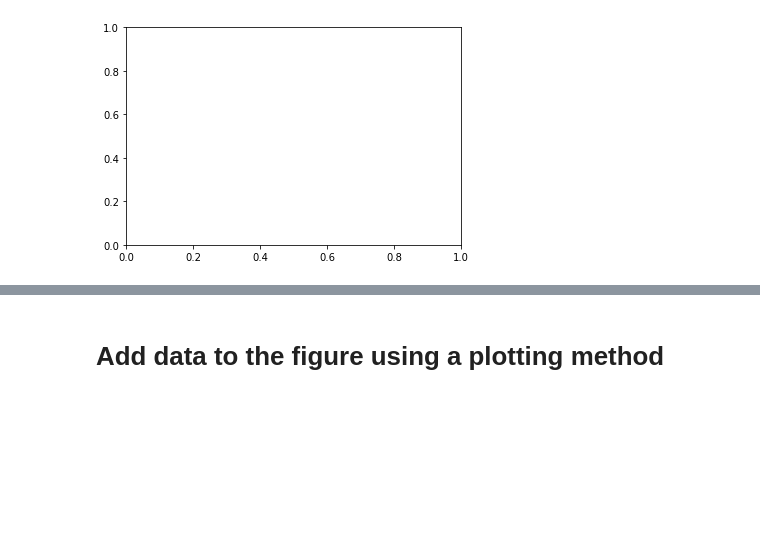
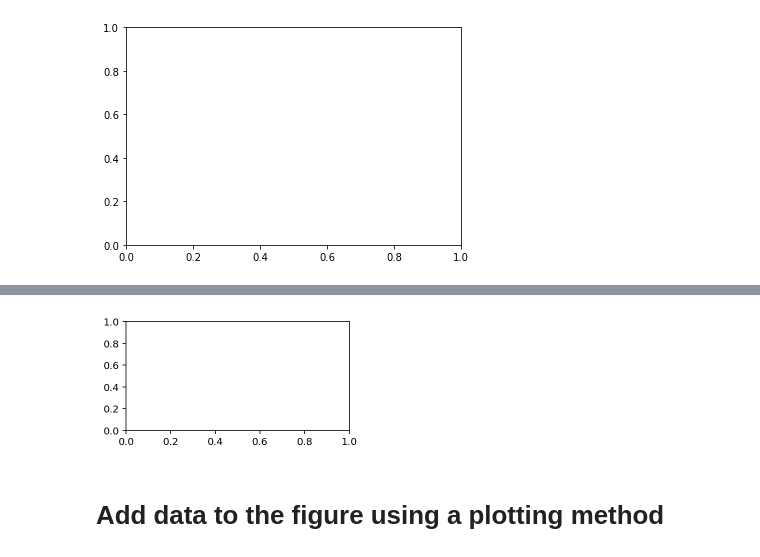
Before and after one commit to matplotlib/GettingStarted, a Jupyter notebook: notebooks/01_overview.ipynb, the cells around one changed output, grey strips where cells are left out. Saved outputs shown, nothing was run; the diff lists cells and outputs as text; code cells hidden in the pictures; blank space fills up the shorter version.

```diff
--- a/notebooks/01_overview.ipynb
+++ b/notebooks/01_overview.ipynb
@@ -58,3 +54,7 @@ And then re-rendering your figure by typing `<shift> + <enter>` in the notebook
+# %%
+fig, ax = plt.subplots(figsize=(4,2))
+# %% [output]
+[figure, added]
 # %% [markdown]
 # Add data to the figure using a plotting method
 # %% [markdown]
```
Also changed, not shown: parts of 20 cells of this notebook, 5 other files.
